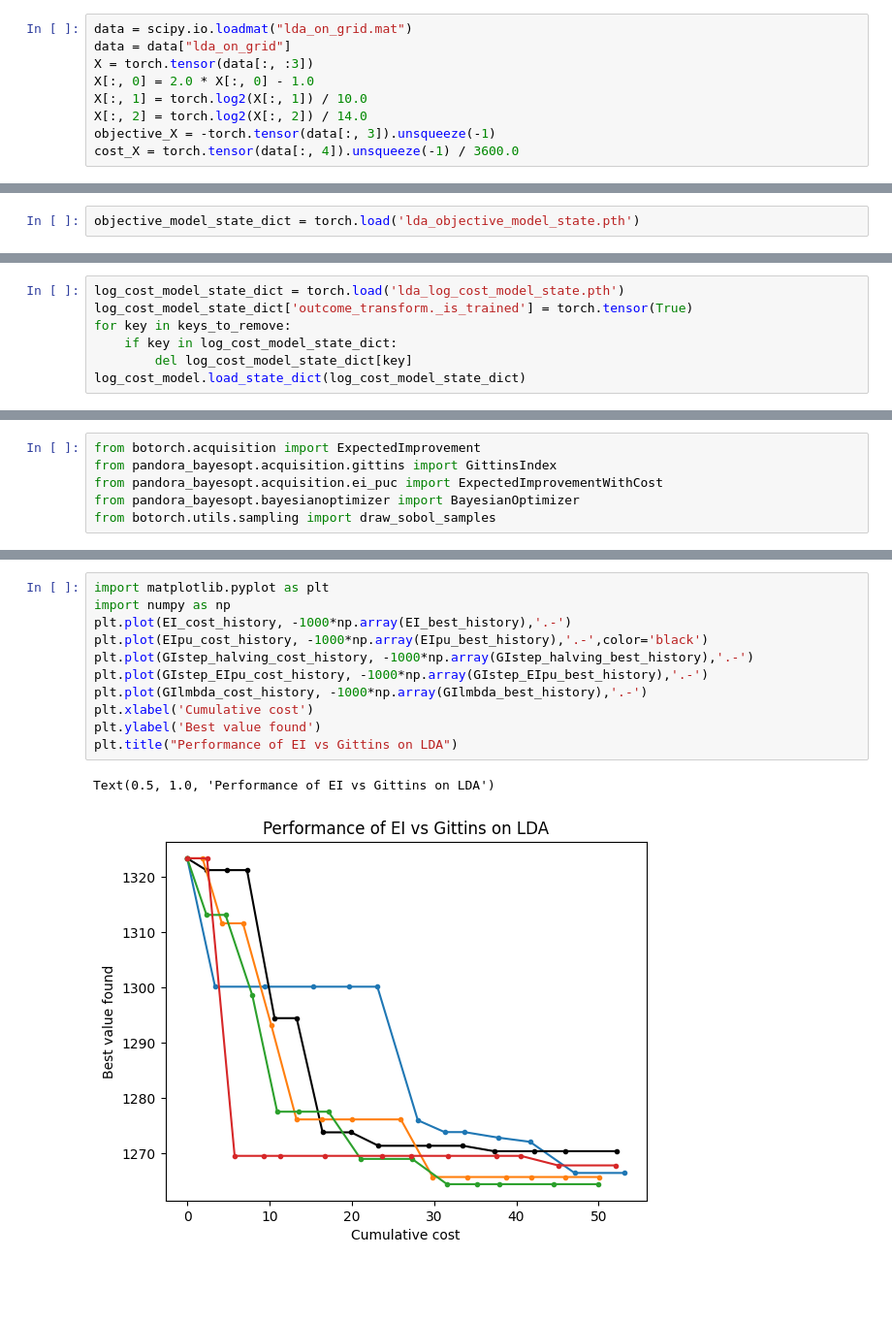
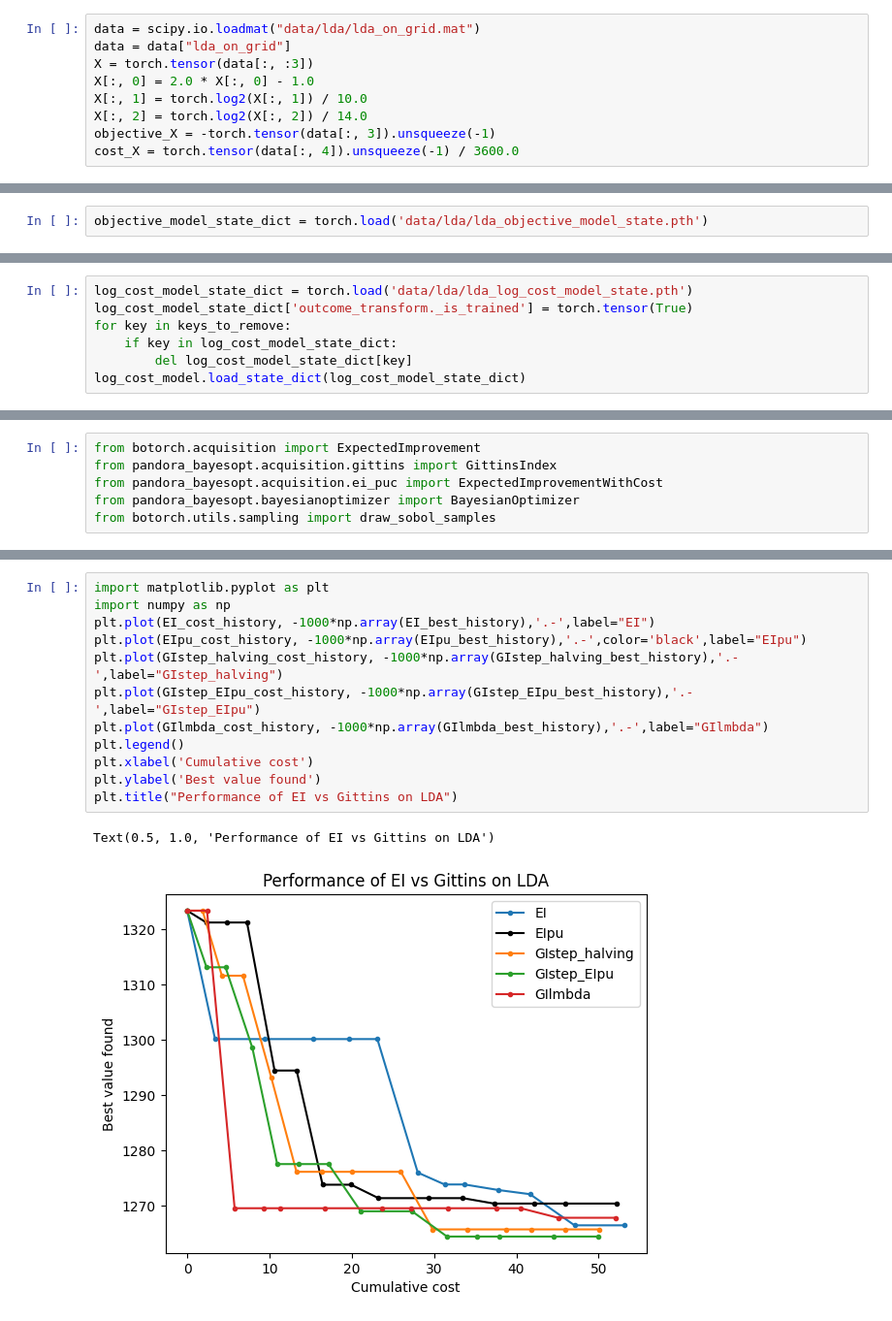
Before and after one commit to QianJaneXie/PandoraBayesOpt, a Jupyter notebook: notebooks/LDA.ipynb, the cells around one changed output, grey strips where cells are left out. Shown at 97% size. Drawn from its saved outputs; the diff is of its cells as text; blank space fills up the shorter version.

```diff
--- a/notebooks/LDA.ipynb
+++ b/notebooks/LDA.ipynb
@@ -7,7 +7,7 @@ import torch
 # Set default tensor type to float64
 torch.set_default_dtype(torch.float64)
 # %%
-data = scipy.io.loadmat("lda_on_grid.mat")
+data = scipy.io.loadmat("data/lda/lda_on_grid.mat")
 data = data["lda_on_grid"]
 X = torch.tensor(data[:, :3])
 X[:, 0] = 2.0 * X[:, 0] - 1.0
@@ -22,7 +22,7 @@ maximize = True
 from pandora_bayesopt.utils import fit_gp_model
 objective_model = fit_gp_model(X, objective_X, input_standardize=True)
 # %%
-objective_model_state_dict = torch.load('lda_objective_model_state.pth')
+objective_model_state_dict = torch.load('data/lda/lda_objective_model_state.pth')
 # %%
 objective_model_state_dict
 # %% [output]
@@ -112,7 +105,7 @@ RuntimeError: prob_dist must be 1 or 2 dim
 log_cost_X = torch.log(cost_X)
 log_cost_model = fit_gp_model(X, log_cost_X, input_standardize=True)
 # %%
-log_cost_model_state_dict = torch.load('lda_log_cost_model_state.pth')
+log_cost_model_state_dict = torch.load('data/lda/lda_log_cost_model_state.pth')
 log_cost_model_state_dict['outcome_transform._is_trained'] = torch.tensor(True)
 for key in keys_to_remove:
     if key in log_cost_model_state_dict:
@@ -281,15 +274,16 @@ Cumulative cost: 52.029781764643275
 # %%
 import matplotlib.pyplot as plt
 import numpy as np
-plt.plot(EI_cost_history, -1000*np.array(EI_best_history),'.-')
-plt.plot(EIpu_cost_history, -1000*np.array(EIpu_best_history),'.-',color='black')
-plt.plot(GIstep_halving_cost_history, -1000*np.array(GIstep_halving_best_history),'.-')
-plt.plot(GIstep_EIpu_cost_history, -1000*np.array(GIstep_EIpu_best_history),'.-')
-plt.plot(GIlmbda_cost_history, -1000*np.array(GIlmbda_best_history),'.-')
+plt.plot(EI_cost_history, -1000*np.array(EI_best_history),'.-',label="EI")
+plt.plot(EIpu_cost_history, -1000*np.array(EIpu_best_history),'.-',color='black',label="EIpu")
+plt.plot(GIstep_halving_cost_history, -1000*np.array(GIstep_halving_best_history),'.-',label="GIstep_halving")
+plt.plot(GIstep_EIpu_cost_history, -1000*np.array(GIstep_EIpu_best_history),'.-',label="GIstep_EIpu")
+plt.plot(GIlmbda_cost_history, -1000*np.array(GIlmbda_best_history),'.-',label="GIlmbda")
+plt.legend()
 plt.xlabel('Cumulative cost')
 plt.ylabel('Best value found')
 plt.title("Performance of EI vs Gittins on LDA")
 # %% [output]
 Text(0.5, 1.0, 'Performance of EI vs Gittins on LDA')
-[figure, old version]
+[figure, new version]
 # %%
```
Also changed, not shown: parts of 12 cells of this notebook, 12 other files.
